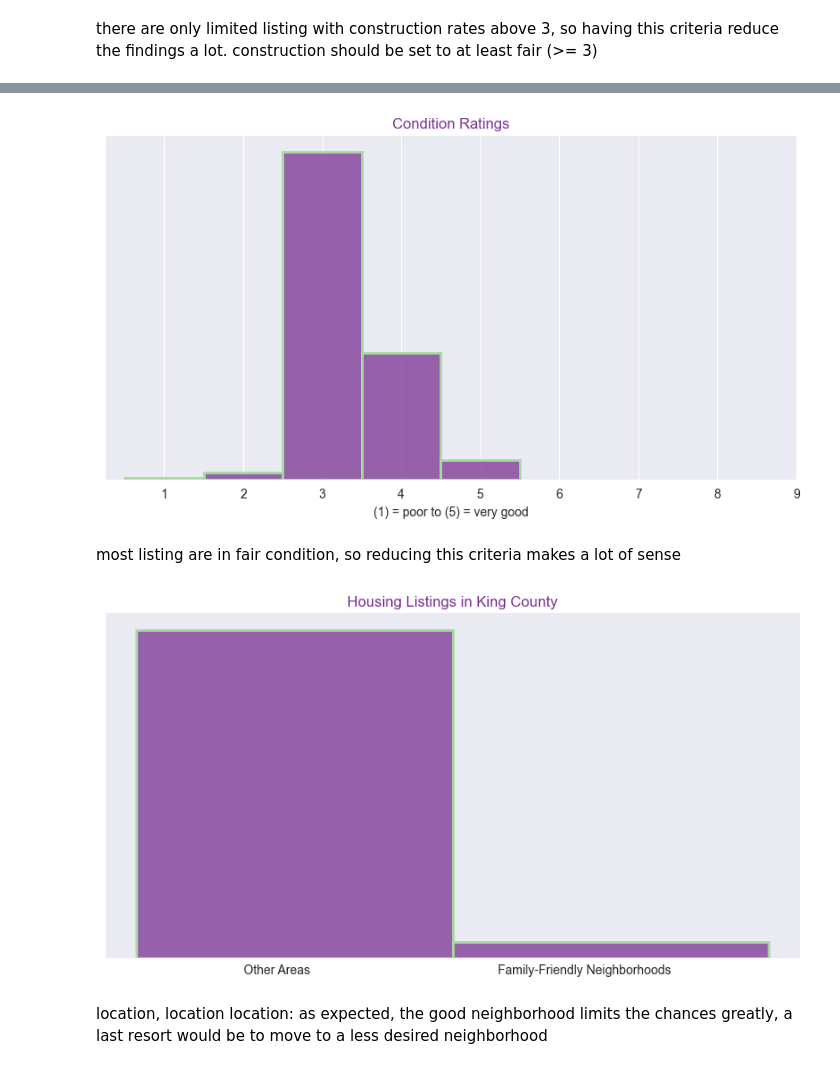
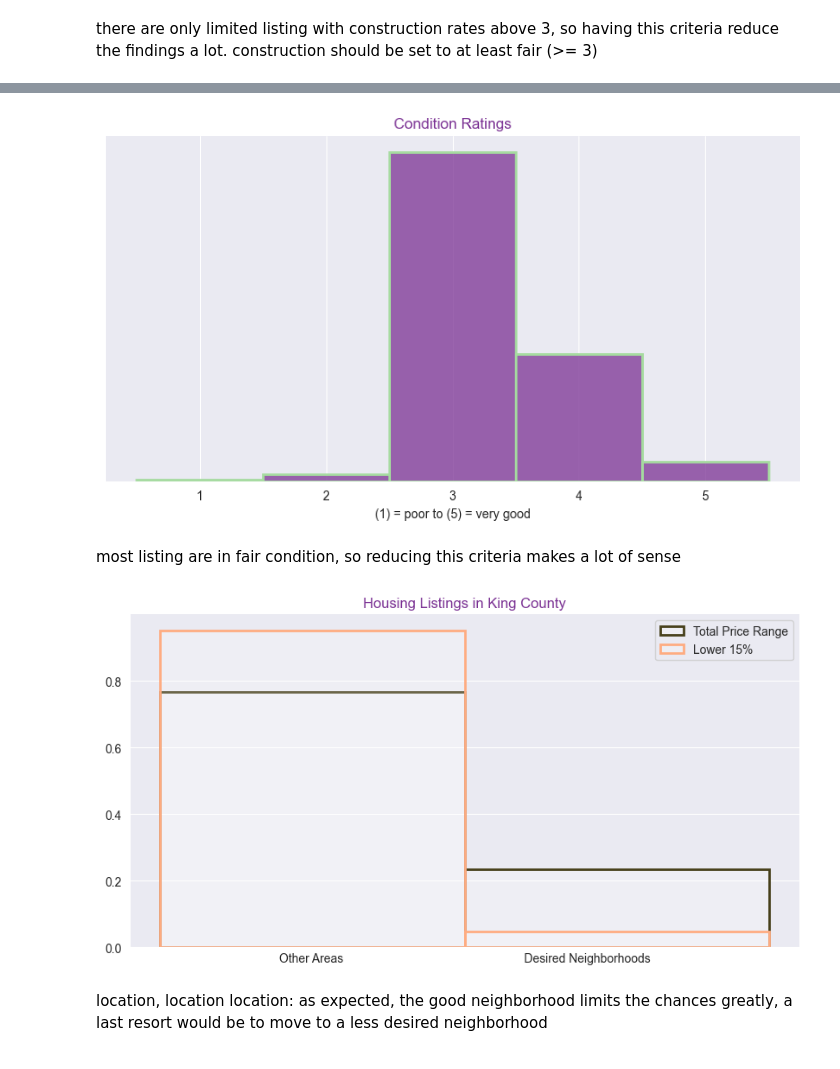
Before and after one commit to Cazta/data_analytics_real_estate, a Jupyter notebook: EDA_stakeholder_analyses.ipynb, the cells around one changed output, grey strips where cells are left out. Saved outputs shown, nothing was run; the diff lists cells and outputs as text; code cells hidden in the pictures.

```diff
--- a/EDA_stakeholder_analyses.ipynb
+++ b/EDA_stakeholder_analyses.ipynb
@@ -127,29 +127,33 @@ sns.despine()
 ax.set_title('Condition Ratings', color='#7b3294')
 ax.set_ylabel('')
 ax.set_xlabel('(1) = poor to (5) = very good')
-plt.xticks([1,2,3,4,5,6,7,8,9])
+plt.xticks([1,2,3,4,5])
 plt.yticks([]);
 
 plt.savefig("condition_distribution.jpg")
 # %% [output]
-[figure, old version]
+[figure, new version]
 # %% [markdown]
 most listing are in fair condition, so reducing this criteria makes a lot of sense
 # %%
 fig, ax = plt.subplots(figsize=(10,5))
-sns.histplot(ax = ax, data = df_kc_low15, x='social_ngh', edgecolor='#a6dba0', linewidth=2, binwidth=.8,bins=2, color='#7b3294', discrete=True)
+sns.histplot(ax = ax, data = df_kc_clean, x='social_ngh', color='w', edgecolor='#463f1a', linewidth=2, binwidth=.8, bins=2, discrete=True, stat='probability', alpha=0.2)
+
+sns.histplot(ax = ax, data = df_kc_low15, x='social_ngh', color='w', edgecolor='#ffac81', linewidth=2, binwidth=.8, bins=2, discrete=True, stat='probability', alpha=0.2)
 
 sns.set_style("darkgrid")
 sns.despine()
 
 ax.set_title('Housing Listings in King County', color='#7b3294')
 ax.set_ylabel('')
-ax.set_xlabel('   Other Areas                                                      Family-Friendly Neighborhoods')
+ax.set_xlabel('Other Areas                                                      Desired Neighborhoods')
 plt.xticks([])
-plt.yticks([]);
-plt.savefig("social_ngh_distribution")
+
+ax.legend(['Total Price Range', 'Lower 15%'])
+
+plt.savefig("social_ngh_distribution over sample.jpg");
 # %% [output]
-[figure, old version]
+[figure, new version]
 # %% [markdown]
 location, location location: as expected, the good neighborhood limits the chances greatly, a last resort would be to move to a less desired neighborhood
 # %%
```
Also changed, not shown: parts of 2 cells of this notebook, 7 other files.
